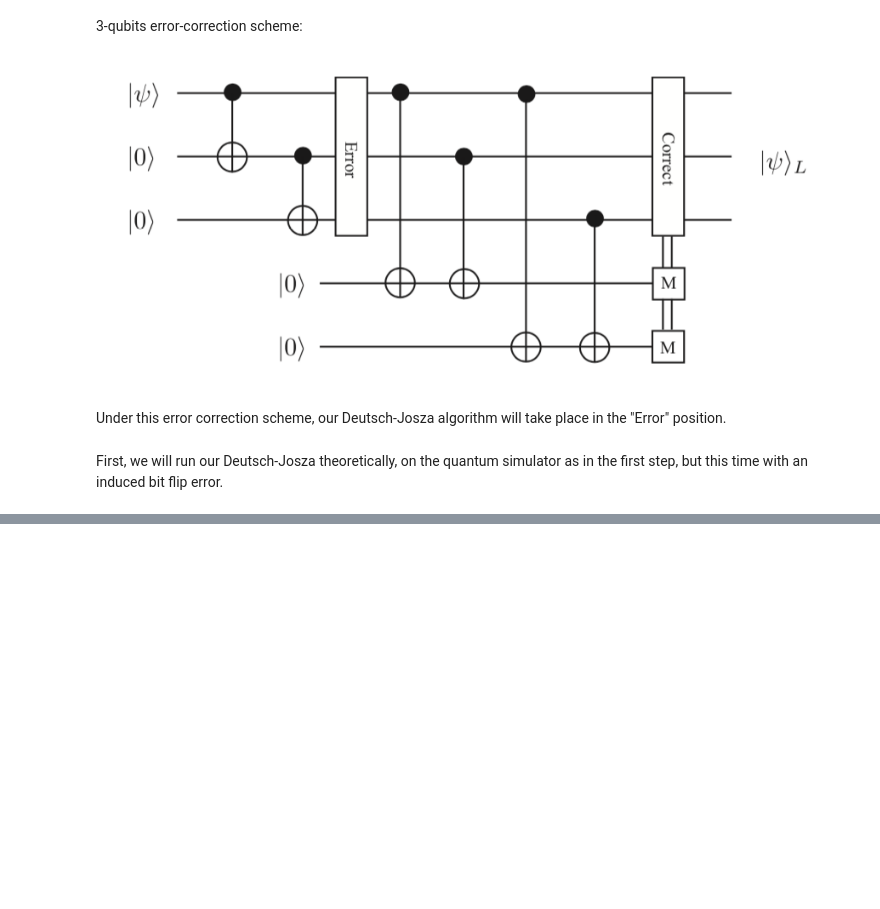
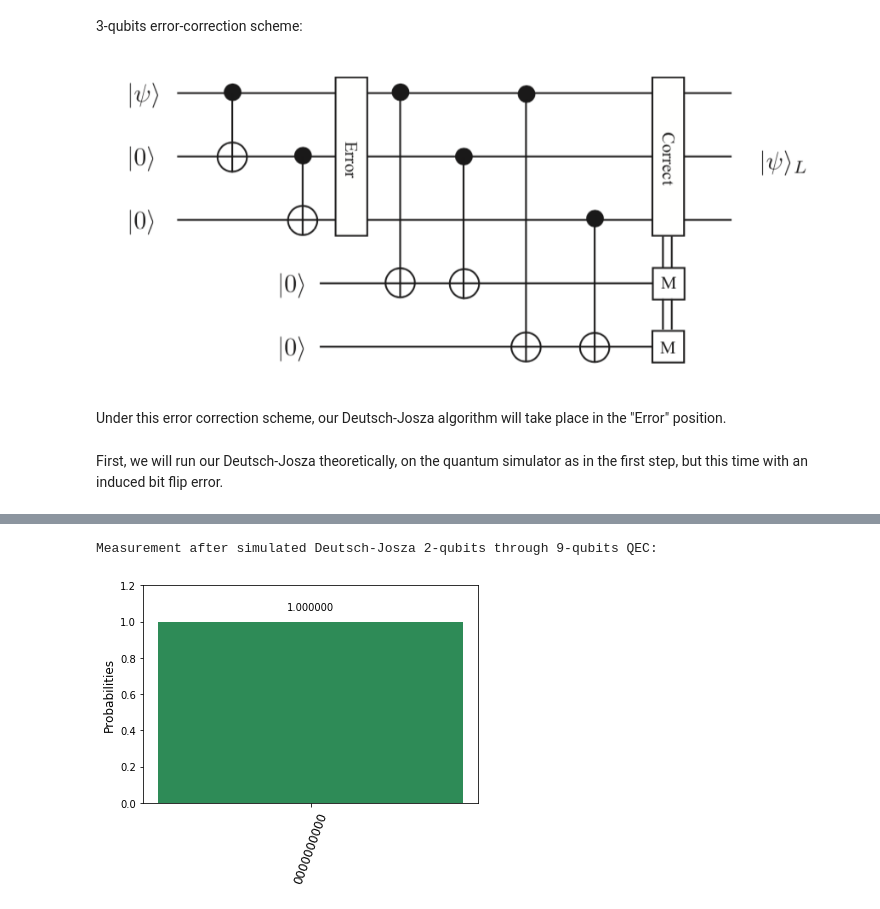
Before and after one commit to philippemnoel/QuantumErrorCorrectionProject, a Jupyter notebook: error_corrected_deutsch-josza_code.ipynb, the cells around one changed output, grey strips where cells are left out. Saved outputs shown, nothing was run; the diff lists cells and outputs as text; code cells hidden in the pictures; blank space fills up the shorter version.

```diff
--- a/error_corrected_deutsch-josza_code.ipynb
+++ b/error_corrected_deutsch-josza_code.ipynb
@@ -199,0 +246,79 @@ run the 9-qubits code on the simulator
+# %%
+# run circuit with single bit-flip error & 9-qubits correction on local quantum simulator
+# define program
+qp3 = QuantumProgram()
+n = 10  # number of qubits (9 to encode the first qubit & 1 for the second Deutsch-Josza qubit)
+q3 = qp3.create_quantum_register("q3", n) # quantum register
+c3 = qp3.create_classical_register("c3", n) # classical register
+
+# create circuit --> theoretical 9-qubits error corrected Deutsch-Josza
+t9qec_DJ2 = qp3.create_circuit("t9qec_DJ2", [q3], [c3])
+
+# add gates
+# creating our state |psi>
+t9qec_DJ2.h(q3[0])
+
+# encoding the state (refer to 9-qubits file)
+t9qec_DJ2.cx(q3[0], q3[3])
+t9qec_DJ2.cx(q3[0], q3[6])
+t9qec_DJ2.h(q3[0])
+t9qec_DJ2.h(q3[3])
+t9qec_DJ2.h(q3[6])
+t9qec_DJ2.cx(q3[0], q3[1])
+t9qec_DJ2.cx(q3[0], q3[2])
+t9qec_DJ2.cx(q3[3], q3[4])
+t9qec_DJ2.cx(q3[3], q3[5])
+t9qec_DJ2.cx(q3[6], q3[7])
+t9qec_DJ2.cx(q3[6], q3[8])
+
+# we now introduce errors to our state. There will be none here as this
+# is a simulation, but the error would come from the running of the
+# Deutsch-Josza algorithm qubit 0 and qubit 9 are our DJ qubits
+# encode superposition
+t9qec_DJ2.h(q3[0])
+t9qec_DJ2.h(q3[9])
+# U_f gate --> equivalent to CNOT that flips if control is 0 instead of 1
+t9qec_DJ2.x(q3[0])
+t9qec_DJ2.cx(q3[0], q3[9])
+t9qec_DJ2.x(q3[0])
+# decode superposition
+t9qec_DJ2.h(q3[0])
+
+# since there was no error since this is a simulation, we introduce a manual
+# error to show that it would be corrected if this happened during Deutsch-Josza
+t9qec_DJ2.z(q3[0])
+t9qec_DJ2.x(q3[0])
+
+# we now perform the error correction
+# X-error correction
+t9qec_DJ2.cx(q3[0], q3[1])
+t9qec_DJ2.cx(q3[0], q3[2])
+t9qec_DJ2.ccx(q3[1], q3[2], q3[0])
+t9qec_DJ2.cx(q3[3], q3[4])
+t9qec_DJ2.cx(q3[3], q3[5])
+t9qec_DJ2.ccx(q3[4], q3[5], q3[3])
+t9qec_DJ2.cx(q3[6], q3[7])
+t9qec_DJ2.cx(q3[6], q3[8])
+t9qec_DJ2.ccx(q3[7], q3[8], q3[6])
+
+# Z-error correction
+t9qec_DJ2.h(q3[0])
+t9qec_DJ2.h(q3[3])
+t9qec_DJ2.h(q3[6])
+t9qec_DJ2.cx(q3[0], q3[3])
+t9qec_DJ2.cx(q3[0], q3[6])
+t9qec_DJ2.ccx(q3[3], q3[6], q3[0])
+
+# measurement operation
+t9qec_DJ2.h(q3[0]) # decoding to appropriate measurement basis
+t9qec_DJ2.measure(q3[0], c3[0])
+
+# execute circuit
+results3 = qp3.execute("t9qec_DJ2", shots=100) # less shots to speed up computations since 2^10 states
+
+# plot measurement results
+print("Measurement after simulated Deutsch-Josza 2-qubits through 9-qubits QEC:")
+plot_histogram(results3.get_counts("t9qec_DJ2"))
+# %% [output]
+Measurement after simulated Deutsch-Josza 2-qubits through 9-qubits QEC:
+[figure, added]
```
Also changed, not shown: parts of 27 cells of this notebook.
